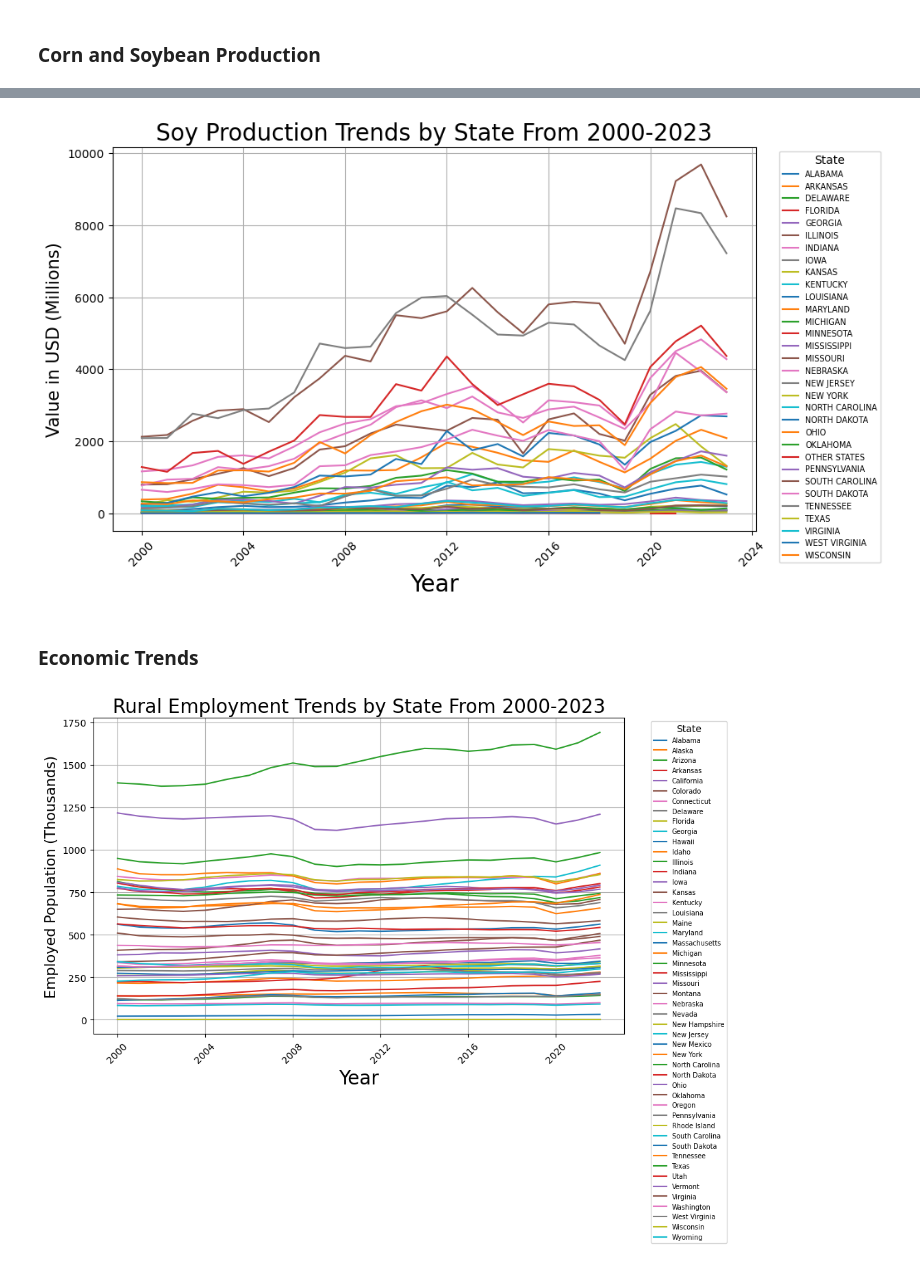
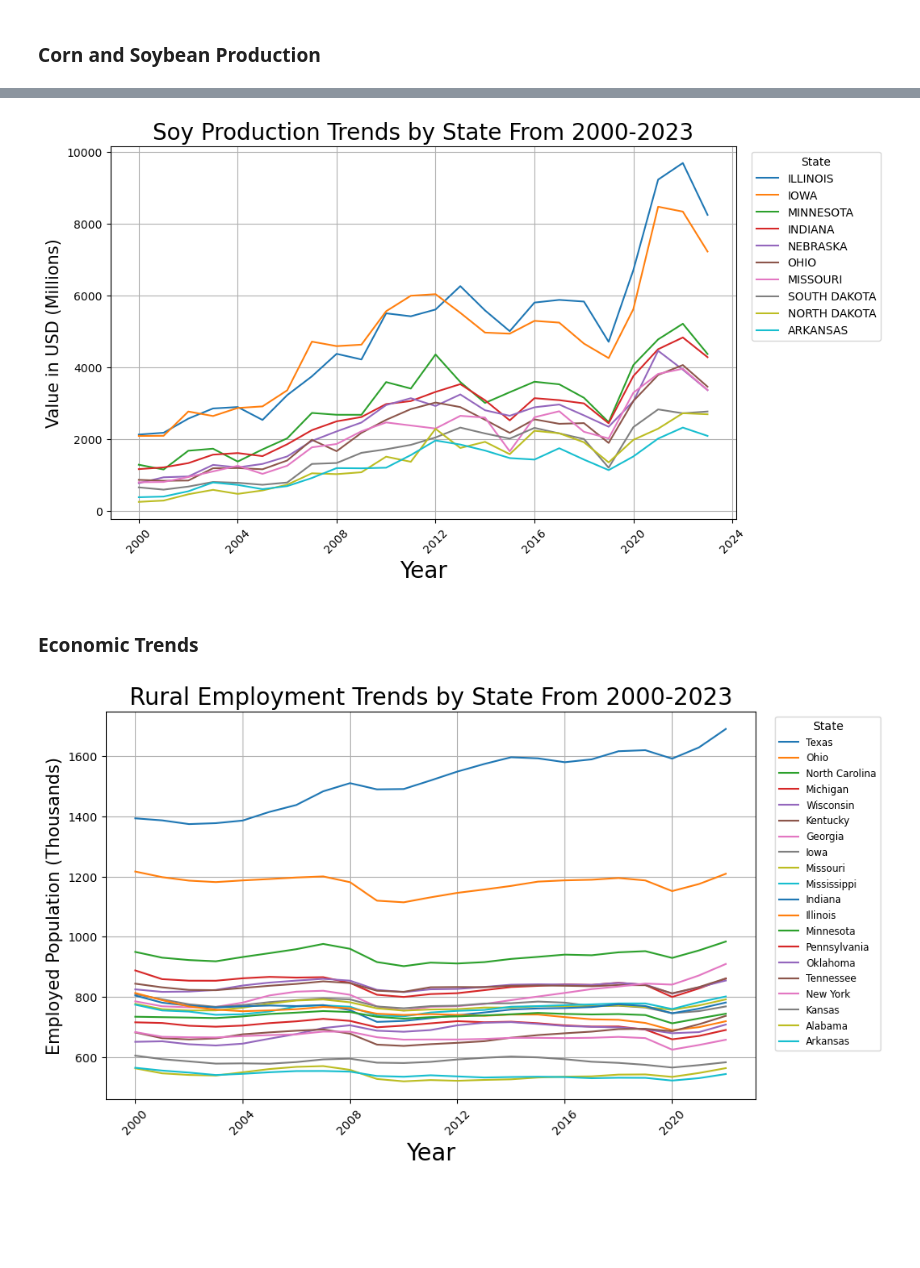
Before and after one commit to CharlesCro/Group-Project-DSB, a Jupyter notebook: code/EDA.ipynb, the cells around one changed output, grey strips where cells are left out. Drawn from its saved outputs; the diff is of its cells as text; code cells hidden in the pictures; blank space fills up the shorter version.

```diff
--- a/code/EDA.ipynb
+++ b/code/EDA.ipynb
@@ -281,13 +287,13 @@ personal_income_pivot = personal_income_reshaped.pivot(index = 'year', columns =
 plt.figure(figsize = (10, 6))
 
 # Plotting lines for each state
-for state in corn_acres_pivot.columns:
+for state in corn_acres_pivot.sum().nlargest(10).index:
     plt.plot(corn_acres_pivot.index, corn_acres_pivot[state] / 1_000_000, label = state)
 
 plt.title('Corn Farm Acreage Trends by State From 2000-2023', size = 20)
 plt.xlabel('Year', size = 20)
 plt.ylabel('Acres Planted (Millions)', size = 15)
-plt.legend(title = 'State', bbox_to_anchor = (1.2, 1), loc = 'upper right', fontsize = 'x-small')
+plt.legend(title = 'State', bbox_to_anchor = (1.24, 1), loc = 'upper right', fontsize = 'medium')
 
 plt.grid(True)
 plt.xticks(rotation = 45)
@@ -300,13 +306,13 @@ plt.show();
 plt.figure(figsize = (10, 6))
 
 # Plotting lines for each state
-for state in soy_acres_pivot.columns:
+for state in soy_acres_pivot.sum().nlargest(10).index:
     plt.plot(soy_acres_pivot.index, soy_acres_pivot[state] / 1_000_000, label = state)
 
 plt.title('Soy Farm Acreage Trends by State From 2000-2023', size = 20)
 plt.xlabel('Year', size = 20)
 plt.ylabel('Acres Planted (Millions)', size = 15)
-plt.legend(title = 'State', bbox_to_anchor = (1.2, 1), loc = 'upper right', fontsize = 'x-small')
+plt.legend(title = 'State', bbox_to_anchor = (1.24, 1), loc = 'upper right', fontsize = 'medium')
 
 plt.grid(True)
 plt.xticks(rotation = 45)
@@ -321,13 +327,13 @@ plt.show();
 plt.figure(figsize = (10, 6))
 
 # Plotting lines for each state
-for state in corn_production_dollars_pivot.columns:
+for state in corn_production_dollars_pivot.sum().nlargest(10).index:
     plt.plot(corn_production_dollars_pivot.index, corn_production_dollars_pivot[state] / 1_000_000, label = state)
 
 plt.title('Corn Production Trends by State From 2000-2023', size = 20)
 plt.xlabel('Year', size = 20)
 plt.ylabel('Value in USD (Millions)', size = 15)
-plt.legend(title = 'State', bbox_to_anchor = (1.2, 1), loc = 'upper right', fontsize = 'x-small')
+plt.legend(title = 'State', bbox_to_anchor = (1.24, 1), loc = 'upper right', fontsize = 'medium')
 
 plt.grid(True)
 plt.xticks(rotation = 45)
@@ -340,41 +346,41 @@ plt.show();
 plt.figure(figsize = (10, 6))
 
 # Plotting lines for each state
-for state in soy_production_dollars_pivot.columns:
+for state in soy_production_dollars_pivot.sum().nlargest(10).index:
     plt.plot(soy_production_dollars_pivot.index, soy_production_dollars_pivot[state] / 1_000_000, label = state)
 
 plt.title('Soy Production Trends by State From 2000-2023', size = 20)
 plt.xlabel('Year', size = 20)
 plt.ylabel('Value in USD (Millions)', size = 15)
-plt.legend(title = 'State', bbox_to_anchor = (1.2, 1), loc = 'upper right', fontsize = 'x-small')
+plt.legend(title = 'State', bbox_to_anchor = (1.24, 1), loc = 'upper right', fontsize = 'medium')
 
 plt.grid(True)
 plt.xticks(rotation = 45)
 
 plt.show();
 # %% [output]
-[figure, old version]
+[figure, new version]
 # %% [markdown]
 ### Economic Trends
 # %%
 # Instantiating figure
 plt.figure(figsize = (10, 6))
 
 # Plotting lines for each state
-for state in employment_pivot.columns:
+for state in employment_pivot.sum().nlargest(20).index:
     plt.plot(employment_pivot.index, employment_pivot[state] / 1_000, label = state)
 
 plt.title('Rural Employment Trends by State From 2000-2023', size = 20)
 plt.xlabel('Year', size = 20)
 plt.ylabel('Employed Population (Thousands)', size = 15)
-plt.legend(title = 'State', bbox_to_anchor = (1.2, 1), loc = 'upper right', fontsize = 'x-small')
+plt.legend(title = 'State', bbox_to_anchor = (1.2, 1), loc = 'upper right', fontsize = 'small')
 
 plt.grid(True)
 plt.xticks(rotation = 45)
 
 plt.show();
 # %% [output]
-[figure, old version]
+[figure, new version]
 # %%
 # Instantiating figure
 plt.figure(figsize = (10, 6))
```
Also changed, not shown: parts of 10 cells of this notebook.
